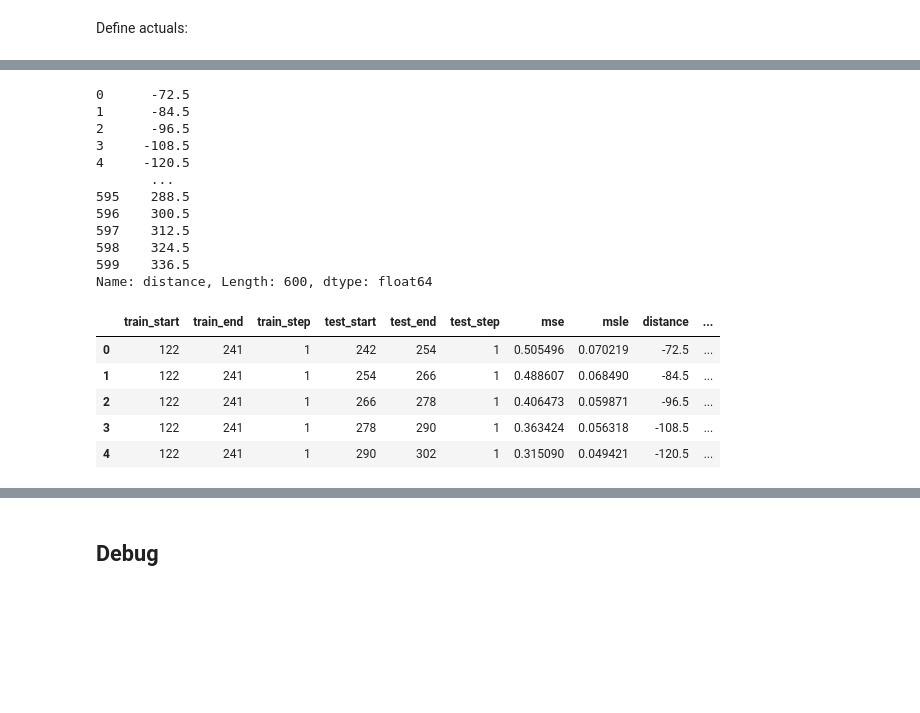
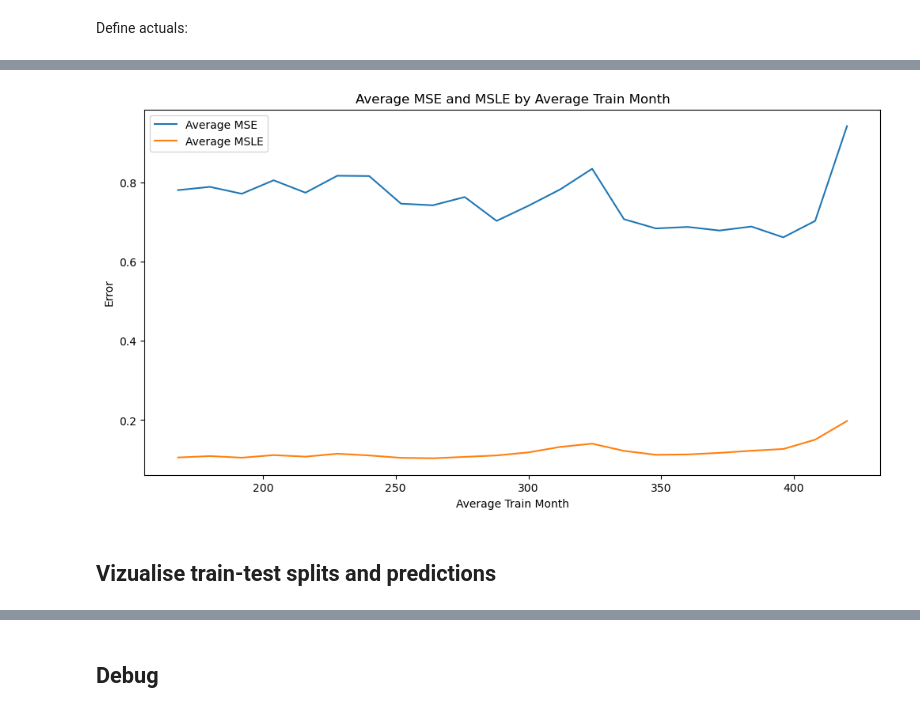
Before and after one commit to lboekestein/masterthesis, a Jupyter notebook: notebooks/sandbox.ipynb, the cells around one changed output, grey strips where cells are left out. Saved outputs shown, nothing was run; the diff lists cells and outputs as text; code cells hidden in the pictures; blank space fills up the shorter version.

```diff
--- a/notebooks/sandbox.ipynb
+++ b/notebooks/sandbox.ipynb
@@ -309,24 +210,17 @@ metrics_df[metrics_df["test_start"] == 325]
-# %%
-metrics_df["distance"]
-# %% [output]
-0      -72.5
-1      -84.5
-2      -96.5
-3     -108.5
-4     -120.5
-       ...
-595    288.5
-596    300.5
-597    312.5
-598    324.5
-599    336.5
-Name: distance, Length: 600, dtype: float64
-# %%
-metrics_df.head()
-# %% [output]
-|  | train_start | train_end | train_step | test_start | test_end | test_step | mse | msle | distance | ... |
-| 0 | 122 | 241 | 1 | 242 | 254 | 1 | 0.505496 | 0.070219 | -72.5 | ... |
-| 1 | 122 | 241 | 1 | 254 | 266 | 1 | 0.488607 | 0.068490 | -84.5 | ... |
-| 2 | 122 | 241 | 1 | 266 | 278 | 1 | 0.406473 | 0.059871 | -96.5 | ... |
-| 3 | 122 | 241 | 1 | 278 | 290 | 1 | 0.363424 | 0.056318 | -108.5 | ... |
-| 4 | 122 | 241 | 1 | 290 | 302 | 1 | 0.315090 | 0.049421 | -120.5 | ... |
+# %%
+# compute average mse and msle by test_average
+metrics_avg = metrics_df.groupby("train_start").agg({"mse": "mean", "msle": "mean"}).reset_index()
+# %%
+# plot average mse and msle against test_average
+plt.figure(figsize=(12, 6))
+plt.plot(metrics_avg["train_start"], metrics_avg["mse"], label="Average MSE")
+plt.plot(metrics_avg["train_start"], metrics_avg["msle"], label="Average MSLE")
+plt.xlabel("Average Train Month")
+plt.ylabel("Error")
+plt.title("Average MSE and MSLE by Average Train Month")
+plt.legend()
+plt.show()
+# %% [output]
+[figure, added]
+# %% [markdown]
+## Vizualise train-test splits and predictions
```
Also changed, not shown: parts of 23 cells of this notebook, 1 other file.
